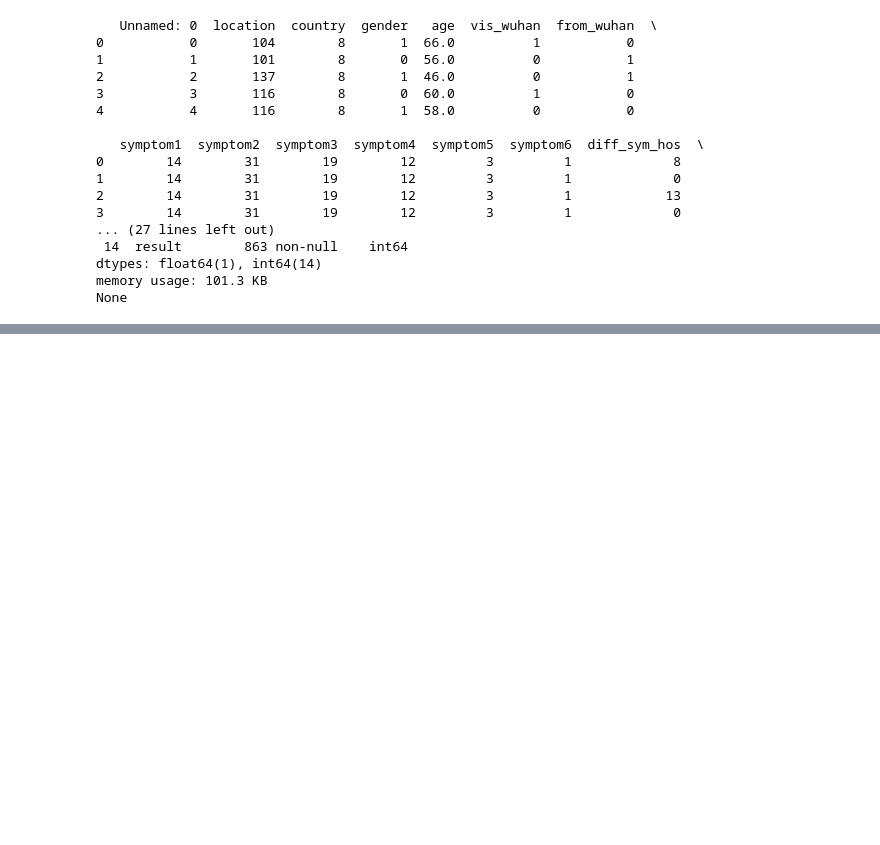
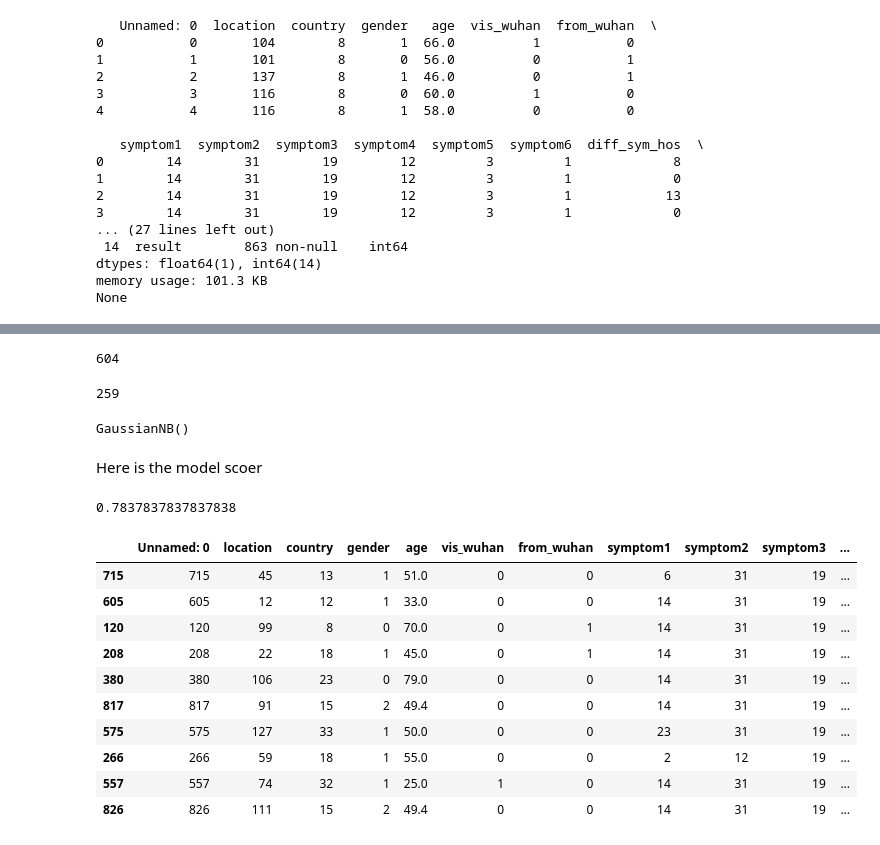
Before and after one commit to AmgadShrief/ML-Project, a Jupyter notebook: NaiveBayes.ipynb, the cells around one changed output, grey strips where cells are left out. Saved outputs shown, nothing was run; the diff lists cells and outputs as text; code cells hidden in the pictures; blank space fills up the shorter version.

```diff
--- a/NaiveBayes.ipynb
+++ b/NaiveBayes.ipynb
@@ -43,0 +34,40 @@ print(data.head(6))
+# %%
+len(X_train)
+# %% [output]
+604
+# %%
+len(X_val)
+# %% [output]
+259
+# %%
+from sklearn.naive_bayes import GaussianNB
+from sklearn.metrics import accuracy_score, classification_report, roc_auc_score, roc_curve, precision_recall_curve, f1_score
+import matplotlib.pyplot as plt
+
+# Initialize the Naive Bayes model
+nb_model = GaussianNB()
+
+# Train the model
+nb_model.fit(X_train, y_train)
+# %% [output]
+GaussianNB()
+# %% [markdown]
+Here is the model scoer
+# %%
+nb_model.score(X_val,y_val)
+# %% [output]
+0.7837837837837838
+# %%
+X_val[0:10]
+# %% [output]
+|  | Unnamed: 0 | location | country | gender | age | vis_wuhan | from_wuhan | symptom1 | symptom2 | symptom3 | ... |
+| 715 | 715 | 45 | 13 | 1 | 51.0 | 0 | 0 | 6 | 31 | 19 | ... |
+| 605 | 605 | 12 | 12 | 1 | 33.0 | 0 | 0 | 14 | 31 | 19 | ... |
+| 120 | 120 | 99 | 8 | 0 | 70.0 | 0 | 1 | 14 | 31 | 19 | ... |
+| 208 | 208 | 22 | 18 | 1 | 45.0 | 0 | 1 | 14 | 31 | 19 | ... |
+| 380 | 380 | 106 | 23 | 0 | 79.0 | 0 | 0 | 14 | 31 | 19 | ... |
+| 817 | 817 | 91 | 15 | 2 | 49.4 | 0 | 0 | 14 | 31 | 19 | ... |
+| 575 | 575 | 127 | 33 | 1 | 50.0 | 0 | 0 | 23 | 31 | 19 | ... |
+| 266 | 266 | 59 | 18 | 1 | 55.0 | 0 | 0 | 2 | 12 | 19 | ... |
+| 557 | 557 | 74 | 32 | 1 | 25.0 | 1 | 0 | 14 | 31 | 19 | ... |
+| 826 | 826 | 111 | 15 | 2 | 49.4 | 0 | 0 | 14 | 31 | 19 | ... |
```
Also changed, not shown: parts of 7 cells of this notebook.
